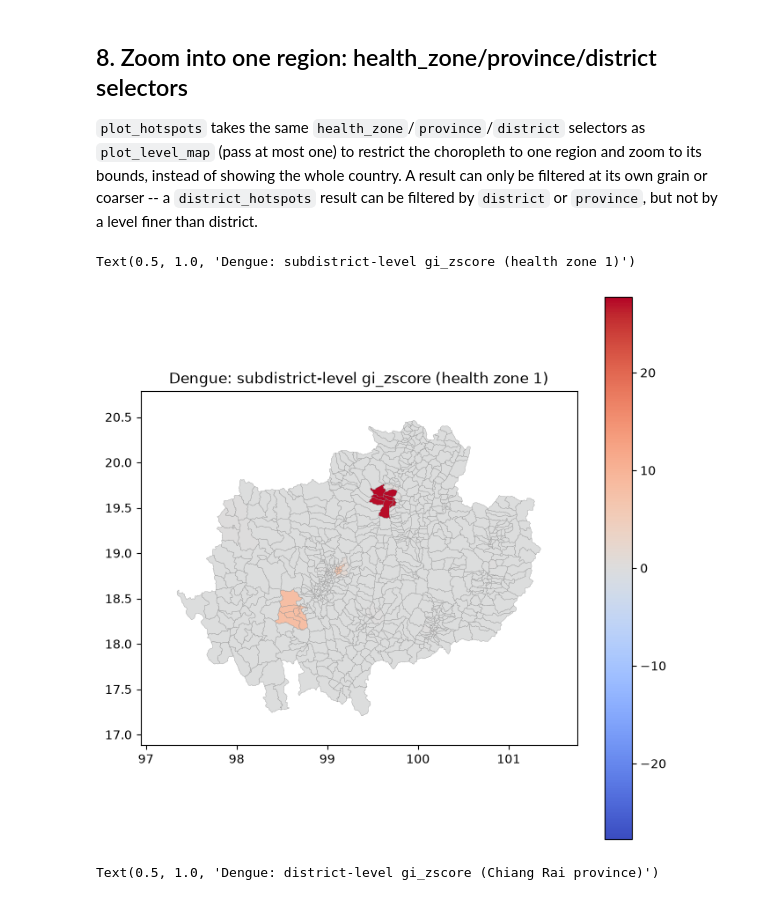
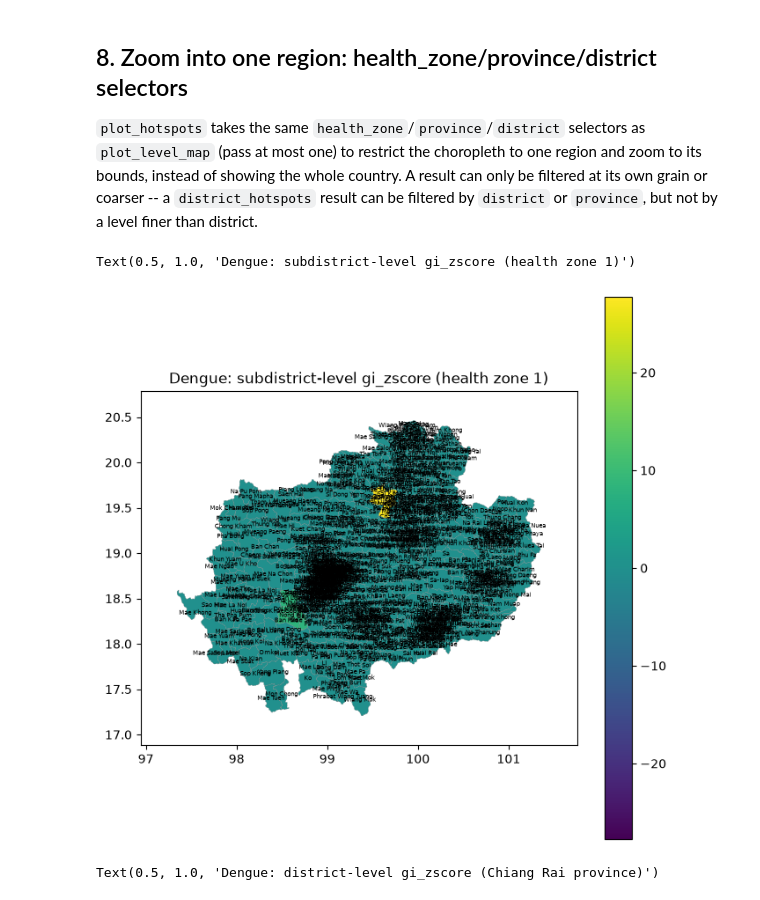
Before and after one commit to nongwarodom/spatialdetection, a Jupyter notebook: notebooks/quickstart.ipynb, the cells around one changed output. Saved outputs shown, nothing was run; the diff lists cells and outputs as text; code cells hidden in the pictures.

```diff
--- a/notebooks/quickstart.ipynb
+++ b/notebooks/quickstart.ipynb
@@ -376,15 +385,17 @@ zoom to its bounds, instead of showing the whole country. A result can only be
 filtered at its own grain or coarser -- a `district_hotspots` result can be
 filtered by `district` or `province`, but not by a level finer than district.
 # %%
-# Dengue's outbreak province (Chiang Rai, "TH57") is in health zone 1 --
-# zoom the subdistrict-level result to just that zone instead of all 7,425
-# subdistricts nationwide.
-plot_hotspots(dengue_subdistrict, health_zone=1).set_title(
+# cmap picks the colormap; show_labels/label_fontsize annotate each
+# subdistrict with its name (crowded at this grain, but works the same
+# way at province/district grain).
+plot_hotspots(
+    dengue_subdistrict, health_zone=1, cmap="viridis", show_labels=True, label_fontsize=5
+).set_title(
     "Dengue: subdistrict-level gi_zscore (health zone 1)"
 )
 # %% [output]
 Text(0.5, 1.0, 'Dengue: subdistrict-level gi_zscore (health zone 1)')
-[figure, old version]
+[figure, new version]
 # %%
 # Same idea at district grain, zoomed to a single province.
 plot_hotspots(dengue_district, province="TH57").set_title(
```
Also changed, not shown: parts of 4 cells of this notebook, 1 other file.
